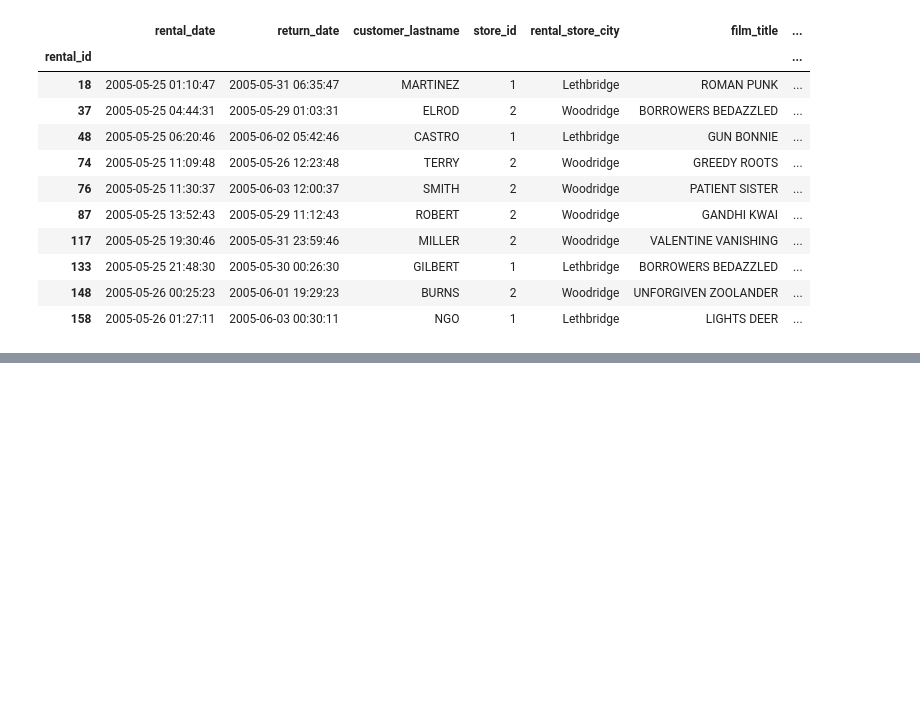
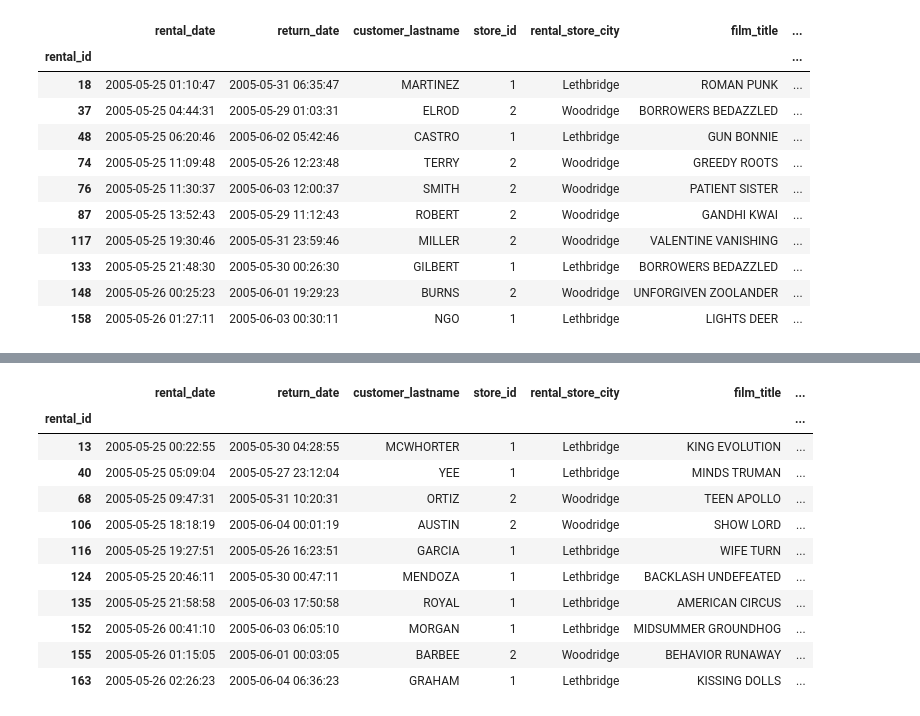
Before and after one commit to beratsercann/FreeCodeCamp-Pandas-Real-Life-Example, a Jupyter notebook: Exercises_2.ipynb, the cells around one changed output, grey strips where cells are left out. Cells and saved outputs as stored; diff of their text form; code cells hidden in the pictures; blank space fills up the shorter version.

```diff
--- a/Exercises_2.ipynb
+++ b/Exercises_2.ipynb
@@ -363,5 +374,19 @@ df.loc[df['film_daily_rental_rate'] == df['film_daily_rental_rate'].min()].head(
 ### List 10 films with the highest daily rental rate
 # %%
 # your code goes here
+df.loc[df['film_daily_rental_rate'] == df['film_daily_rental_rate'].max()].head(10)
+# %% [output]
+|  | rental_date | return_date | customer_lastname | store_id | rental_store_city | film_title | ... |
+| rental_id |  |  |  |  |  |  | ... |
+| 13 | 2005-05-25 00:22:55 | 2005-05-30 04:28:55 | MCWHORTER | 1 | Lethbridge | KING EVOLUTION | ... |
+| 40 | 2005-05-25 05:09:04 | 2005-05-27 23:12:04 | YEE | 1 | Lethbridge | MINDS TRUMAN | ... |
+| 68 | 2005-05-25 09:47:31 | 2005-05-31 10:20:31 | ORTIZ | 2 | Woodridge | TEEN APOLLO | ... |
+| 106 | 2005-05-25 18:18:19 | 2005-06-04 00:01:19 | AUSTIN | 2 | Woodridge | SHOW LORD | ... |
+| 116 | 2005-05-25 19:27:51 | 2005-05-26 16:23:51 | GARCIA | 1 | Lethbridge | WIFE TURN | ... |
+| 124 | 2005-05-25 20:46:11 | 2005-05-30 00:47:11 | MENDOZA | 1 | Lethbridge | BACKLASH UNDEFEATED | ... |
+| 135 | 2005-05-25 21:58:58 | 2005-06-03 17:50:58 | ROYAL | 1 | Lethbridge | AMERICAN CIRCUS | ... |
+| 152 | 2005-05-26 00:41:10 | 2005-06-03 06:05:10 | MORGAN | 1 | Lethbridge | MIDSUMMER GROUNDHOG | ... |
+| 155 | 2005-05-26 01:15:05 | 2005-06-01 00:03:05 | BARBEE | 2 | Woodridge | BEHAVIOR RUNAWAY | ... |
+| 163 | 2005-05-26 02:26:23 | 2005-06-04 06:36:23 | GRAHAM | 1 | Lethbridge | KISSING DOLLS | ... |
 # %%
 df.loc[df['film_daily_rental_rate'] == df['film_daily_rental_rate'].max()].head(10)
```
Also changed, not shown: parts of 12 cells of this notebook.
